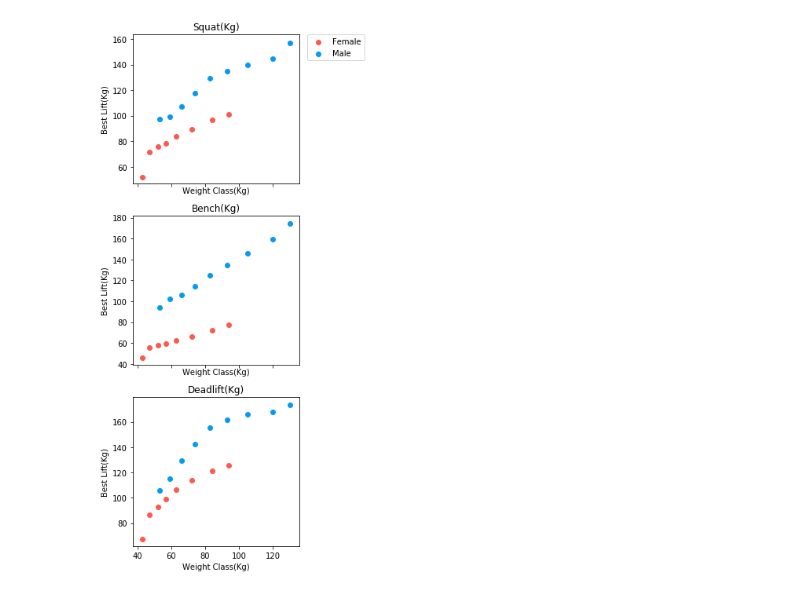
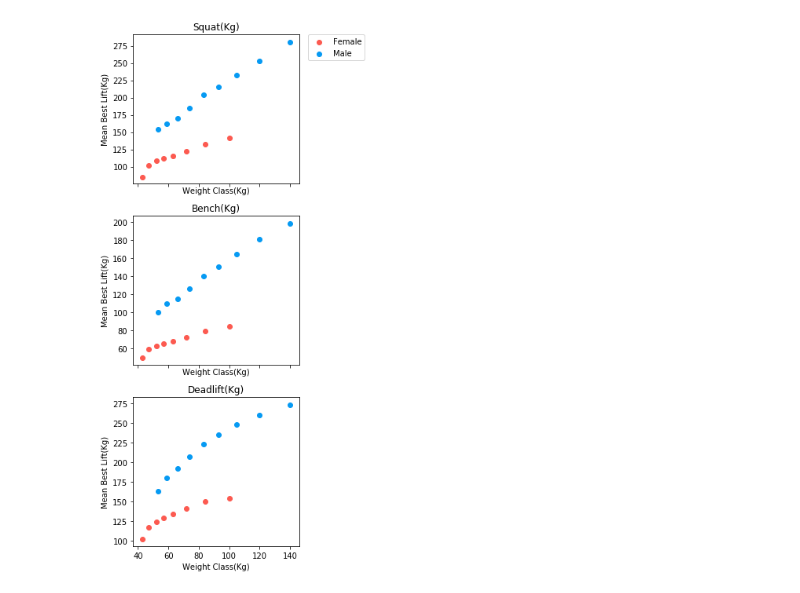
Before and after one commit to jasval/powerlifting-analytics, a Jupyter notebook: GroupBySexWeightclass.ipynb, the cells around one changed output. Cells and saved outputs as stored; diff of their text form; code cells hidden in the pictures.

```diff
--- a/GroupBySexWeightclass.ipynb
+++ b/GroupBySexWeightclass.ipynb
@@ -87,34 +72,34 @@ group_sex_weight.mean()
 # %%
-f_class = [43,47,52,57,63,72,84,94]
-f_squat = [52.06,71.54,75.70,78.18,84.00,89.64,96.83,100.82]
-f_bench = [45.65,55.74,57.77,59.58,62.55,66.28,72.45,77.30]
-f_deadlift = [67.30,86.37,93.08,99.07,106.57,113.98,121.53,125.46]
-m_class = [53,59,66,74,83,93,105,120,130]
-m_squat = [97.39,99.37,107.34,117.67,129.10,135.07,139.64,144.61,157.17]
-m_bench = [94.15,102.27,105.80,114.14,124.59,134.45,145.77,159.68,174.67]
-m_deadlift = [105.56,114.92,129.12,142.58,155.53,161.76,166.21,167.72,173.07]
+f_class = [43,47,52,57,63,72,84,100]
+f_squat = [85.13,102.20,108.09,111.75,115.44,122.37,132.86,141.66]
+f_bench = [49.11,59.41,62.73,65.44,67.92,72.20,78.70,84.29]
+f_deadlift = [102.13,116.77,124.19,129.41,134.45,141.05,149.81,154.63]
+m_class = [53,59,66,74,83,93,105,120,140]
+m_squat = [153.50,161.97,169.66,184.26,203.70,215.58,232.89,253.23,280.06]
+m_bench = [100.27,109.21,114.83,125.76,139.53,150.67,164.57,180.42,198.52]
+m_deadlift = [163.22,179.65,191.58,206.76,223.35,234.71,247.72,259.96,273.23]
 
 f, (ax1, ax2, ax3) = plt.subplots(3,1,figsize=(5,10), sharex=True)
 
 ax1.set_title('Squat(Kg)')
 ax1.scatter(f_class,f_squat,color='xkcd:coral', label='Female')
 ax1.scatter(m_class,m_squat,color='xkcd:azure', label='Male')
 ax1.set_xlabel('Weight Class(Kg)')
 ax1.set_ylabel('Mean Best Lift(Kg)')
 ax1.legend(bbox_to_anchor=(1.05,1),loc=0,borderaxespad=0)
 
 ax2.set_title('Bench(Kg)')
 ax2.scatter(f_class,f_bench,color='xkcd:coral', label='Female')
 ax2.scatter(m_class,m_bench,color='xkcd:azure', label='Male')
 ax2.set_xlabel('Weight Class(Kg)')
 ax2.set_ylabel('Mean Best Lift(Kg)')
 
 ax3.set_title('Deadlift(Kg)')
 ax3.scatter(f_class,f_deadlift,color='xkcd:coral', label='Female')
 ax3.scatter(m_class,m_deadlift,color='xkcd:azure', label='Male')
 ax3.set_xlabel('Weight Class(Kg)')
 ax3.set_ylabel('Mean Best Lift(Kg)')
 
 plt.tight_layout()
 # %% [output]
-[figure, old version]
+[figure, new version]
```
Also changed, not shown: parts of 4 cells of this notebook.
